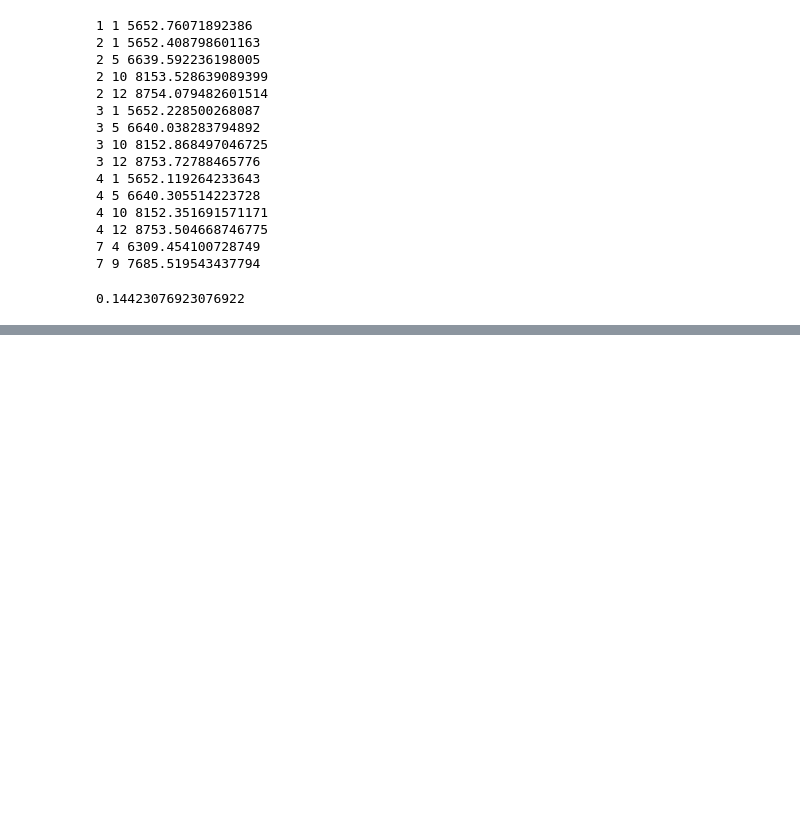
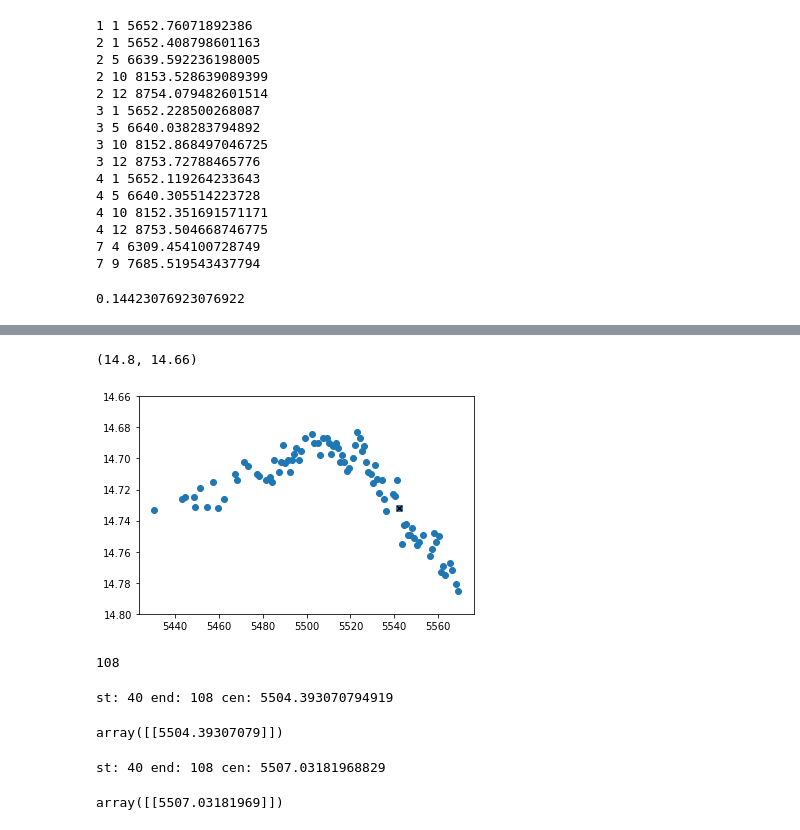
Before and after one commit to lenatreiber/LXP69.5, a Jupyter notebook: LXP69.5FlareModelling.ipynb, the cells around one changed output, grey strips where cells are left out. Cells and saved outputs as stored; diff of their text form; code cells hidden in the pictures; blank space fills up the shorter version.

```diff
--- a/LXP69.5FlareModelling.ipynb
+++ b/LXP69.5FlareModelling.ipynb
@@ -2454,0 +2477,46 @@ for i in range(len(all_gcens)):
+# %%
+#try fits to symmetrical flares
+plt.scatter(sog4['MJD-50000'][40:130],sog4['I mag'][40:130])
+plt.scatter(sog4['MJD-50000'][107:108],sog4['I mag'][107:108],marker='x',color='black')
+
+plt.ylim(14.8,14.66)
+# %% [output]
+(14.8, 14.66)
+[figure, added]
+# %%
+#try out symmetrical cut
+st = sog4['I mag'][40]
+end = sog4['I mag'][129]
+#find which one is brighter
+if st<end: #if I mag lower, so if start is brighter, so it defines cutoff
+    endcut = True
+    i = 1
+    while endcut:
+        if sog4['I mag'][129-i] <= st:
+            endcut = False
+            #save ind to cut at
+            indcut = 129-i+1
+        i+=1
+else:
+    endcut = True
+    i = 1
+    while endcut:
+        if sog4['I mag'][40+i] <= end:
+            endcut = False
+            #save ind to cut at
+            indcut = 40+i-1
+        i+=1
+indcut #new end or start to use
+# %% [output]
+108
+# %%
+#now try fit on first flare from 40 to 108
+f.oneflareg(sog4,[40],[108])
+# %% [output]
+st: 40 end: 108 cen: 5504.393070794919
+array([[5504.39307079]])
+# %%
+f.oneflareg(sog4,[40],[108],det=True)
+# %% [output]
+st: 40 end: 108 cen: 5507.03181968829
+array([[5507.03181969]])
```
Also changed, not shown: parts of 7 cells of this notebook.
